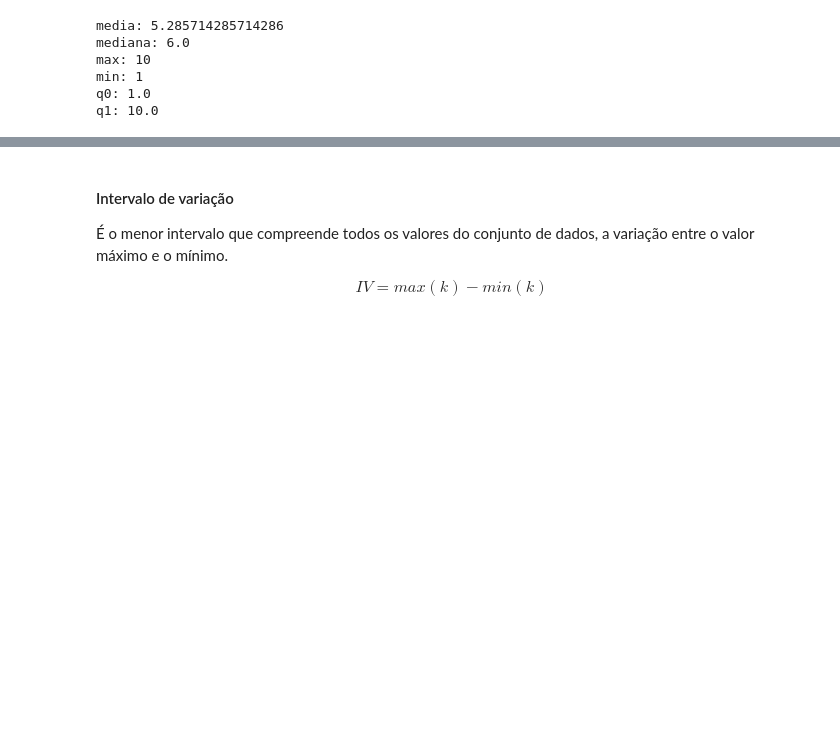
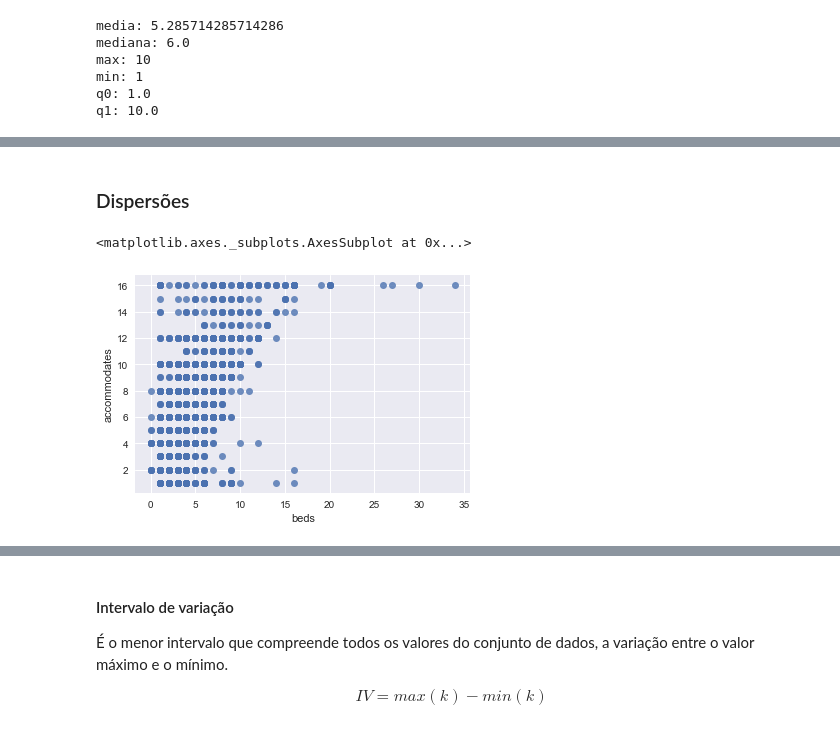
Before and after one commit to franciscodefaria/PythonBasico, a Jupyter notebook: Aula2/Aula2.ipynb, the cells around one changed output, grey strips where cells are left out. Cells and saved outputs as stored; diff of their text form; code cells hidden in the pictures; blank space fills up the shorter version.

```diff
--- a/Aula2/Aula2.ipynb
+++ b/Aula2/Aula2.ipynb
@@ -55,0 +73,7 @@ q1: 10.0
+# %% [markdown]
+### Dispersões
+# %%
+sns.regplot(x=df2["beds"], y=df2["accommodates"], fit_reg=False)
+# %% [output]
+<matplotlib.axes._subplots.AxesSubplot at 0x...>
+[figure, added]
```
Also changed, not shown: parts of 10 cells of this notebook.
